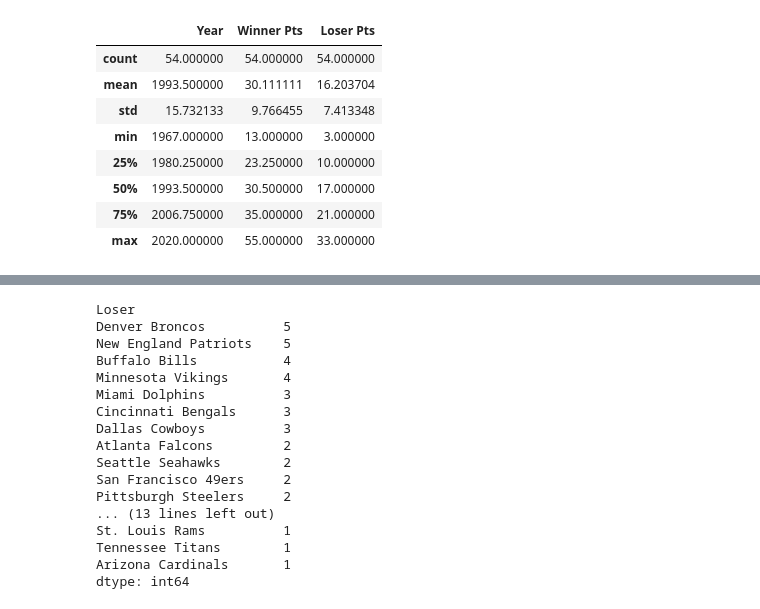
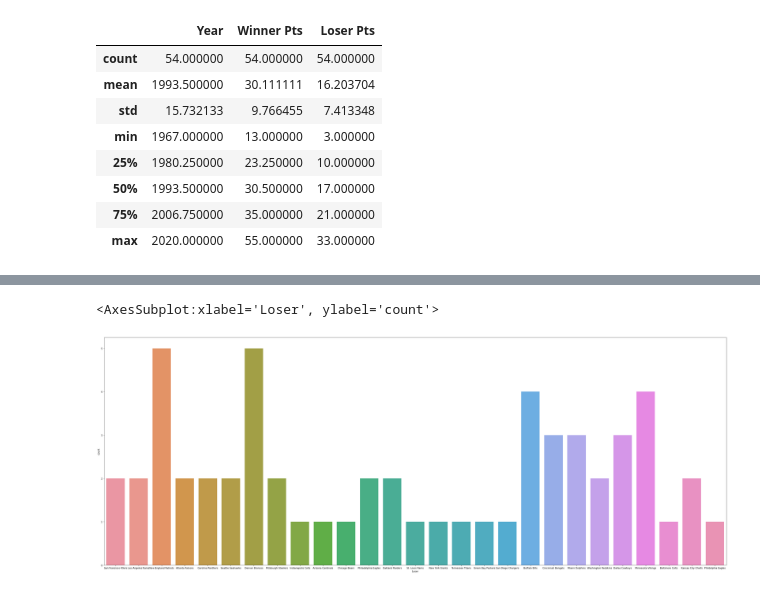
Before and after one commit to IssaFlynn/UCDPA_IssaFlynn, a Jupyter notebook: Project folder/UCDPA_IssaFlynn (2) (2).ipynb, the cells around one changed output, grey strips where cells are left out. Cells and saved outputs as stored; diff of their text form; code cells hidden in the pictures.

```diff
--- a/Project folder/UCDPA_IssaFlynn (2) (2).ipynb
+++ b/Project folder/UCDPA_IssaFlynn (2) (2).ipynb
@@ -151,21 +139,7 @@ dtype: int64
-# %%
-# Now to see the opposite
-superbowl.value_counts('Loser')
-# %% [output]
-Loser
-Denver Broncos          5
-New England Patriots    5
-Buffalo Bills           4
-Minnesota Vikings       4
-Miami Dolphins          3
-Cincinnati Bengals      3
-Dallas Cowboys          3
-Atlanta Falcons         2
-Seattle Seahawks        2
-San Francisco 49ers     2
-Pittsburgh Steelers     2
-... (13 lines left out)
-St. Louis Rams          1
-Tennessee Titans        1
-Arizona Cardinals       1
-dtype: int64
+# %%
+# Losers bar plot
+plt.figure(figsize=(48,18))
+sns.countplot(x='Loser', data=superbowl)
+# %% [output]
+<AxesSubplot:xlabel='Loser', ylabel='count'>
+[figure, added]
```
Also changed, not shown: parts of 2 cells of this notebook.
